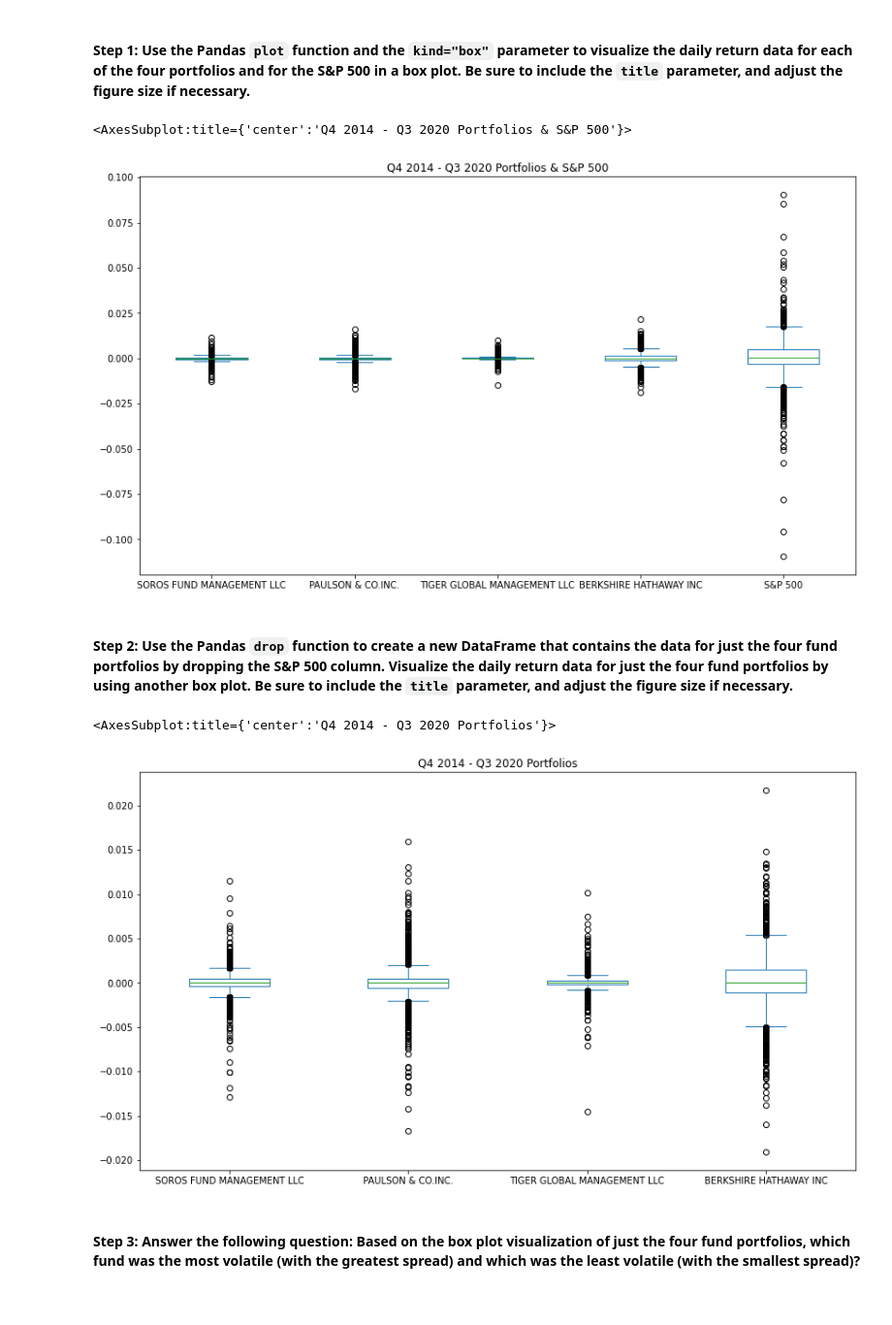
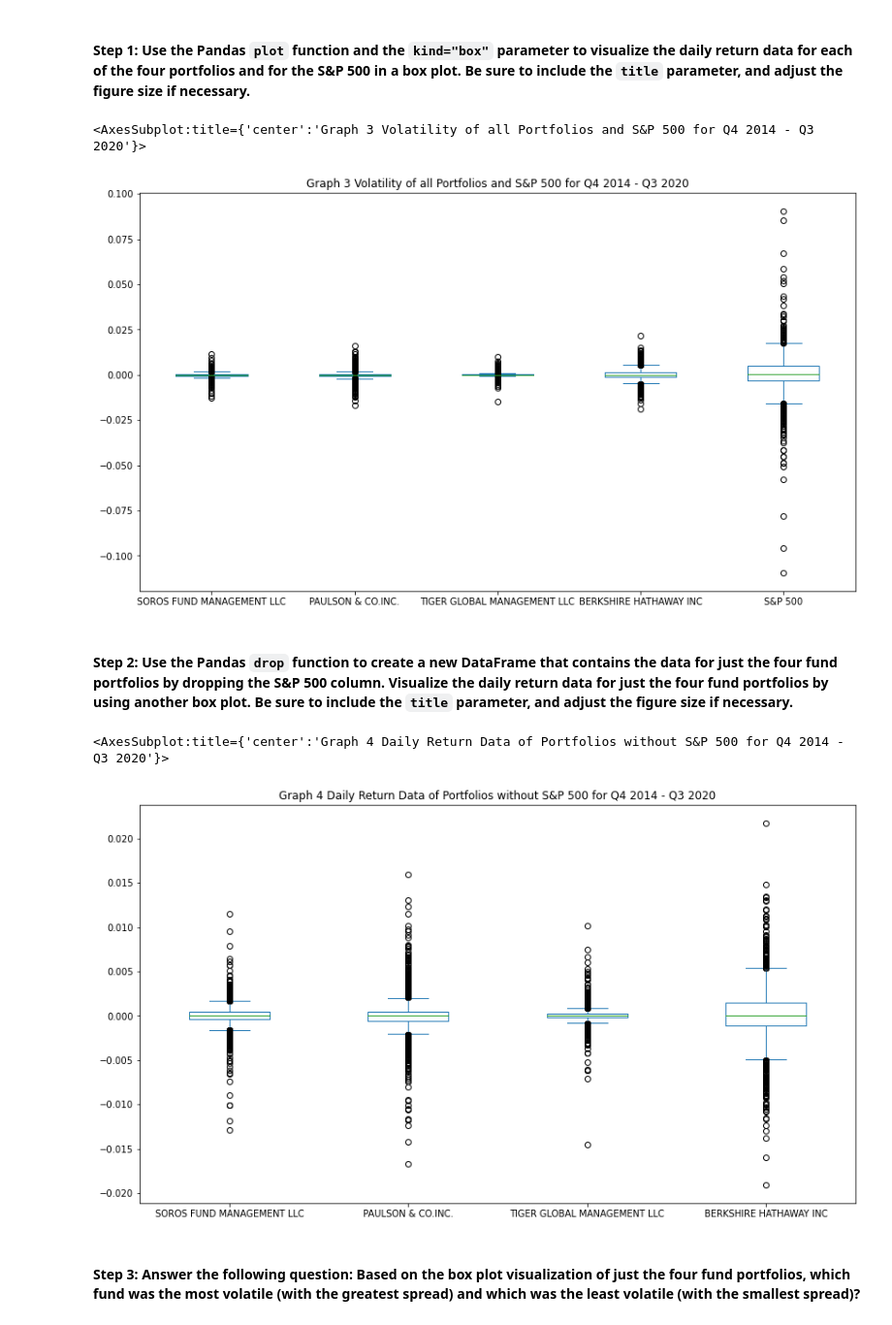
Before and after one commit to emorytk/FinTech-Class_C04_emorytk, a Jupyter notebook: risk_return_analysis.ipynb, the cells around one changed output. Shown at 97% size. Saved outputs shown, nothing was run; the diff lists cells and outputs as text; code cells hidden in the pictures.

```diff
--- a/risk_return_analysis.ipynb
+++ b/risk_return_analysis.ipynb
@@ -251,26 +251,26 @@ Analyze the volatility of each of the four fund portfolios and of the S&P 500 In
 # Use the daily return data to create box plots to visualize the volatility of the 4 funds and the S&P 500
 # Include a title parameter and adjust the figure size
 daily_returns_df.plot.box(
-    figsize=(14,8), title="Q4 2014 - Q3 2020 Portfolios & S&P 500")
+    figsize=(14,8), title="Graph 3 Volatility of all Portfolios and S&P 500 for Q4 2014 - Q3 2020")
 # %% [output]
-<AxesSubplot:title={'center':'Q4 2014 - Q3 2020 Portfolios & S&P 500'}>
+<AxesSubplot:title={'center':'Graph 3 Volatility of all Portfolios and S&P 500 for Q4 2014 - Q3 2020'}>
-[figure, old version]
+[figure, new version]
 # %% [markdown]
 #### Step 2: Use the Pandas `drop` function to create a new DataFrame that contains the data for just the four fund portfolios by dropping the S&P 500 column. Visualize the daily return data for just the four fund portfolios by using another box plot. Be sure to include the `title` parameter, and adjust the figure size if necessary.
 # %%
 # Create a new DataFrame containing only the 4 fund portfolios by dropping the S&P 500 column from the DataFrame
 daily_returns_portfolio_df = daily_returns_df.drop(columns=['S&P 500'], axis=5)
 
 # Display the first five rows of the new dataframe
 daily_returns_portfolio_df.head()
 
 # Create box plots to reflect the return data for only the 4 fund portfolios
 # Include a title parameter and adjust the figure size
 daily_returns_portfolio_df.plot.box(
-    figsize=(14,8), title="Q4 2014 - Q3 2020 Portfolios")
+    figsize=(14,8), title="Graph 4 Daily Return Data of Portfolios without S&P 500 for Q4 2014 - Q3 2020")
 # %% [output]
-<AxesSubplot:title={'center':'Q4 2014 - Q3 2020 Portfolios'}>
+<AxesSubplot:title={'center':'Graph 4 Daily Return Data of Portfolios without S&P 500 for Q4 2014 - Q3 2020'}>
-[figure, old version]
+[figure, new version]
 # %% [markdown]
 #### Step 3: Answer the following question: Based on the box plot visualization of just the four fund portfolios, which fund was the most volatile (with the greatest spread) and which was the least volatile (with the smallest spread)?
 # %% [markdown]
```
Also changed, not shown: parts of 28 cells of this notebook.
